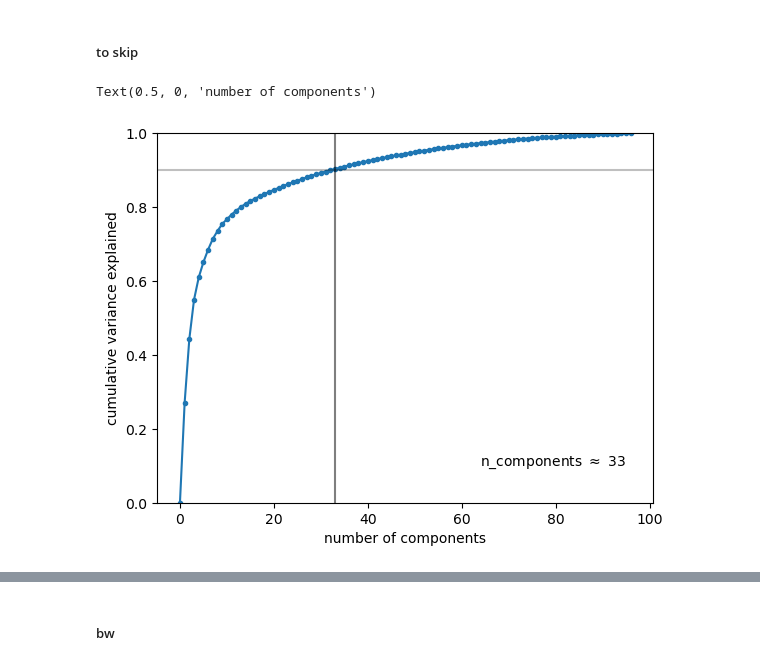
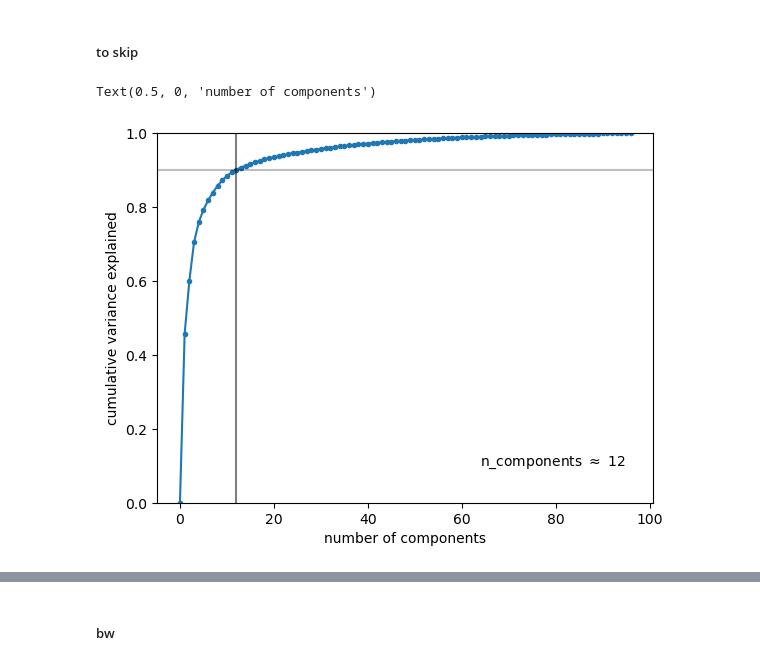
Before and after one commit to draeloslab/AdaptiveLatents, a Jupyter notebook: scripts/visualization_maker.ipynb, the cells around one changed output, grey strips where cells are left out. Drawn from its saved outputs; the diff is of its cells as text; code cells hidden in the pictures.

Commit message:
adds jpca

```diff
--- a/scripts/visualization_maker.ipynb
+++ b/scripts/visualization_maker.ipynb
@@ -12,7 +12,14 @@ import h5py
 import pandas as pd
 # %%
 mat = loadmat(al.CONFIG['data_path'] / 'Chestek' / 'first_extraction.mat', squeeze_me=True, simplify_cells=True)
-pre_beh = mat["extracted"][0]
-pre_A = mat["extracted"][3]
-pre_t = np.arange(A.shape[0]) #mat["extracted"][4]
+pre_smooth_beh = mat["feats"][1]
+pre_smooth_A = mat["feats"][0]
+pre_smooth_t = mat["feats"][2] / 1000
+
+pre_smooth_beh = pre_smooth_beh.reshape((pre_smooth_beh.shape[0], 3, 5))
+
+nonzero_columns = pre_smooth_beh.std(axis=0) > 0
+assert np.all(~(nonzero_columns[0,:] ^ nonzero_columns)) # checks that fingers always have the same values
+pre_smooth_beh = pre_smooth_beh[:,:,nonzero_columns[0,:]] # the booleans select for position, velocity, and acceleration
+pre_smooth_beh = pre_smooth_beh[:, [True, False, False], :].reshape(pre_smooth_beh.shape[0], -1) # the three booleans select for position, velocity, and acceleration
 # %%
@@ -40,10 +49,14 @@ if False:
 # %%
-pre_A = fin.center_from_first_n(pre_A, 100)
-pre_A, pre_beh, pre_t = fin.clip(pre_A, pre_beh, pre_t)
+mode = 'valid'
+pre_prosvd_A = np.column_stack([np.convolve(kernel, column, mode) for column in pre_smooth_A.T])
+pre_prosvd_t = np.convolve(np.hstack([[1],kernel[:-1]*0]), pre_smooth_t, mode)
+pre_prosvd_beh = pre_smooth_beh
 
-# mode = 'valid'
-# pre_A = np.column_stack([np.convolve(kernel, column, mode) for column in pre_A.T])
-# pre_t = np.convolve(np.hstack([[1],kernel[:-1]*0]), pre_t, mode)
 
-A, Qs = fin.prosvd_data_with_Qs(pre_A, 7, 50)
-A, t, beh = fin.clip(A, pre_t, pre_beh)
+pre_prosvd_A = fin.center_from_first_n(pre_prosvd_A, 100)
+pre_prosvd_A, pre_prosvd_beh, pre_prosvd_t = fin.clip(pre_prosvd_A, pre_prosvd_beh, pre_prosvd_t)
+
+
+
+pre_jpca_A, Qs = fin.prosvd_data_with_Qs(pre_prosvd_A, 4, 50)
+pre_jpca_A, pre_jpca_t, pre_jpca_beh = fin.clip(pre_jpca_A, pre_prosvd_t, pre_prosvd_beh)
@@ -60,20 +67,20 @@ A, t, beh = fin.clip(A, pre_t, pre_beh)
 # %%
 pca = PCA()
-pca.fit(pre_A)
+pca.fit(pre_prosvd_A)
 
 fig, ax = plt.subplots()
 var_explained = np.cumsum([0] + list(pca.explained_variance_ratio_))
 ax.plot(var_explained, '.-')
 ax.set_ylim([0,1])
 cutoff = np.nonzero(var_explained > .9)[0][0]
 ax.axvline(cutoff, color='k', alpha=.5)
 ax.axhline(.9, color='k', alpha=.25)
 ax.text(.65,.1, f'n_components $\\approx$ {cutoff}', transform=ax.transAxes)
 ax.set_ylabel("cumulative variance explained")
 ax.set_xlabel("number of components")
 # %% [output]
 Text(0.5, 0, 'number of components')
-[figure, old version]
+[figure, new version]
 # %%
 fig, ax = plt.subplots(nrows=2, layout="tight")
 dQ = np.linalg.norm(np.diff(Qs, axis=0), axis=1)
```
Also changed, not shown: parts of 11 cells of this notebook, 4 other files.
